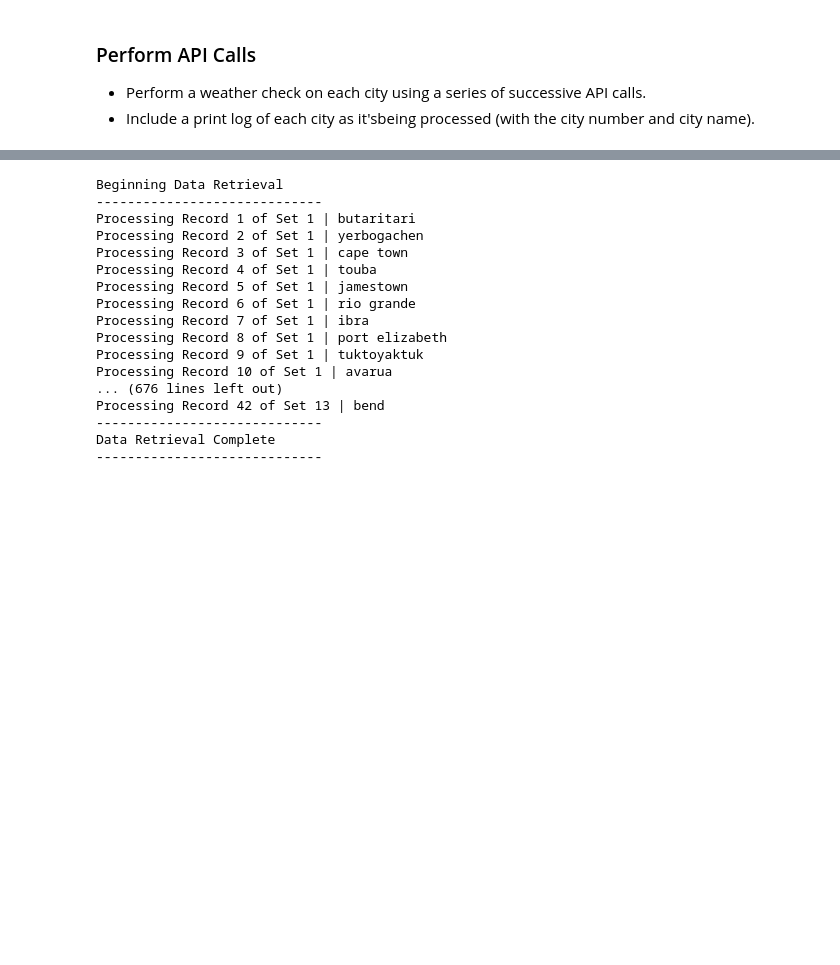
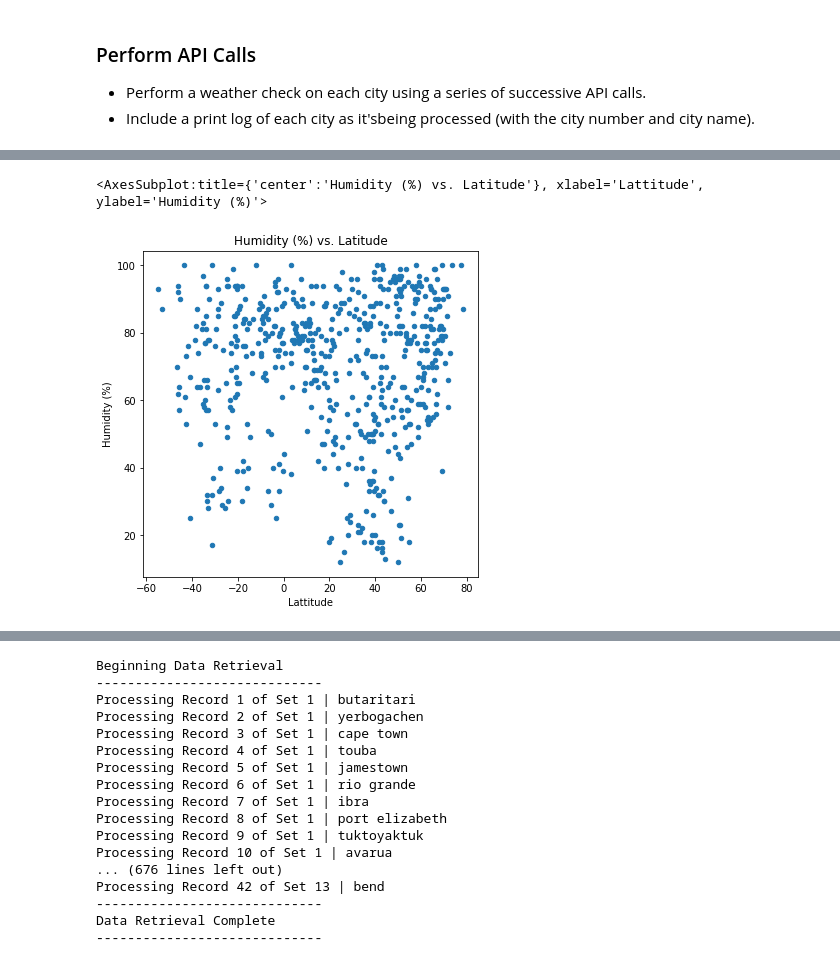
Before and after one commit to Garywtne/python-api-challenge, a Jupyter notebook: WeatherPy/WeatherPy.ipynb, the cells around one changed output, grey strips where cells are left out. Cells and saved outputs as stored; diff of their text form; code cells hidden in the pictures; blank space fills up the shorter version.

```diff
--- a/WeatherPy/WeatherPy.ipynb
+++ b/WeatherPy/WeatherPy.ipynb
@@ -63,0 +127,6 @@ print(lat_lngs)
+# %%
+# Create a scatter plot which compares Humidity (%) vs. Latitude
+scatter_clean.plot(kind="scatter", x="Lattitude", y="Humidity (%)", figsize=(6,6), title="Humidity (%) vs. Latitude")
+# %% [output]
+<AxesSubplot:title={'center':'Humidity (%) vs. Latitude'}, xlabel='Lattitude', ylabel='Humidity (%)'>
+[figure, added]
```
Also changed, not shown: parts of 11 cells of this notebook, 1 other file.
